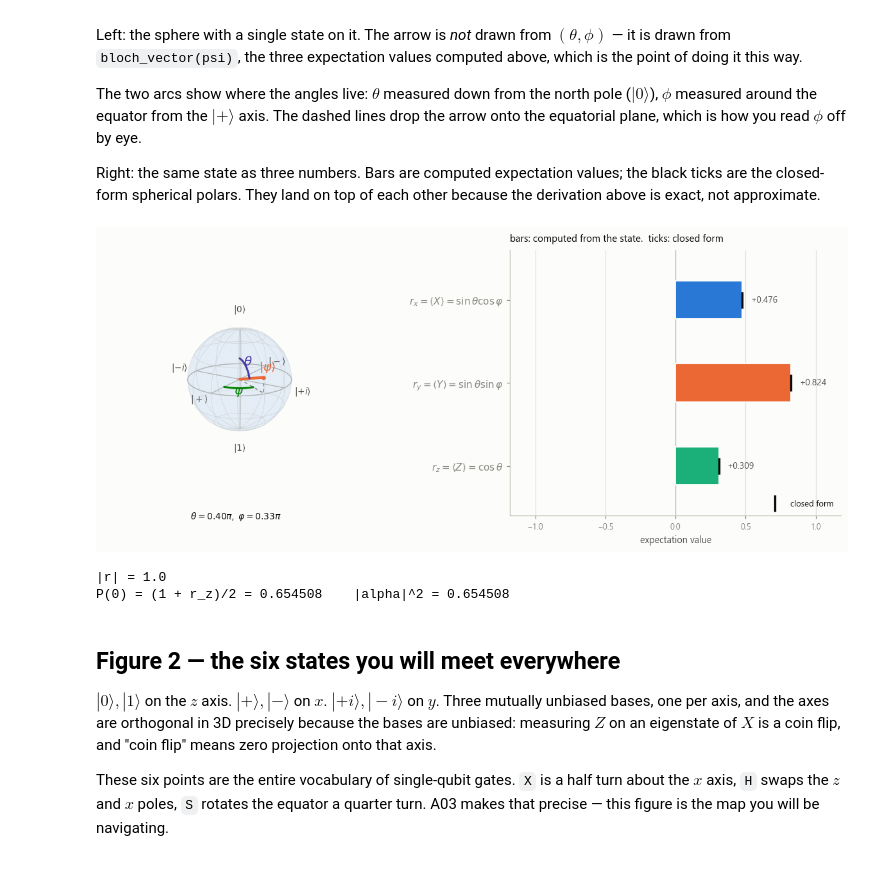
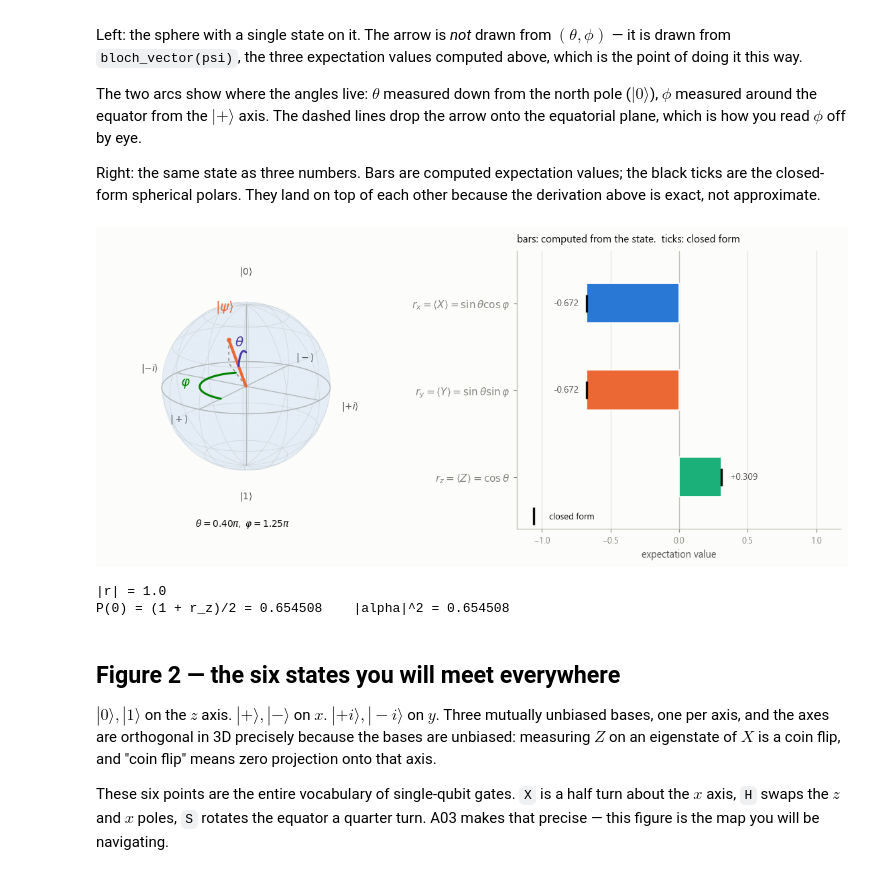
Before and after one commit to thompgt/quantum-under-the-hood, a Jupyter notebook: notebooks/A02_Bloch_Sphere.ipynb, the cells around one changed output. Cells and saved outputs as stored; diff of their text form; code cells hidden in the pictures.

```diff
--- a/notebooks/A02_Bloch_Sphere.ipynb
+++ b/notebooks/A02_Bloch_Sphere.ipynb
@@ -273,9 +273,21 @@ Right: the same state as three numbers. Bars are computed expectation values;
 the black ticks are the closed-form spherical polars. They land on top of each
 other because the derivation above is exact, not approximate.
 # %%
-TH, PH = 2 * np.pi / 5, np.pi / 3        # 72 degrees down, 60 degrees around
+TH, PH = 0.40 * np.pi, 1.25 * np.pi      # 72 degrees down, 225 degrees around
 psi = from_angles(TH, PH)
 r = bloch_vector(psi)
+
+
+def fill(ax, zoom=1.5):
+    """Enlarge a Bloch panel inside its axes.
+
+    mplot3d leaves a lot of slack around the data cube, so a sphere drawn with
+    default settings occupies maybe a third of the space allotted to it. The
+    ``zoom`` argument of set_box_aspect is the lever that fixes it; without this
+    call every 3D panel in this notebook reads as a postage stamp.
+    """
+    ax.set_box_aspect((1, 1, 1), zoom=zoom)
+    return ax
 
 
 def slerp_arc(a, b, radius=0.45, n=80):
@@ -288,9 +300,10 @@ def slerp_arc(a, b, radius=0.45, n=80):
     return pts * radius
 
 
-fig = plt.figure(figsize=(11.0, 4.5))
+fig = plt.figure(figsize=(10.4, 4.5))
 ax = fig.add_subplot(1, 2, 1, projection="3d")
 bloch.sphere(ax)
+fill(ax, 1.55)
 bloch.vector(ax, r, color=style.ORANGE, lw=2.8)
 
 # theta arc: from +z round to the state.  phi arc: from +x round the equator.
@@ -309,42 +322,42 @@ for p, q in [(r, foot), ([0, 0, 0], foot)]:
     ax.plot([p[0], q[0]], [p[1], q[1]], [p[2], q[2]],
             color=style.MUTED, lw=1.0, ls=(0, (3, 3)), zorder=5)
 
-ax.text(r[0] * 1.16, r[1] * 1.16, r[2] * 1.16 + 0.13, r"$|\psi\rangle$",
-        color=style.ORANGE, fontsize=12, ha="center", zorder=9)
-bloch.label(ax, r"$\theta=0.40\pi$,  $\varphi=0.33\pi$", y=0.02)
+ax.text(r[0] * 1.24, r[1] * 1.24, r[2] * 1.24 + 0.24, r"$|\psi\rangle$",
+        color=style.ORANGE, fontsize=13, ha="center", zorder=9)
+bloch.label(ax, r"$\theta=0.40\pi$,  $\varphi=1.25\pi$", y=0.04)
 
 # ---- right panel: the same state as three expectation values
 axb = fig.add_subplot(1, 2, 2)
 analytic = np.array([np.sin(TH) * np.cos(PH), np.sin(TH) * np.sin(PH), np.cos(TH)])
 ypos = [2, 1, 0]
 axb.barh(ypos, r, height=0.46, color=[style.BLUE, style.ORANGE, style.AQUA],
          edgecolor=style.SURFACE, linewidth=1.2, zorder=3)
 axb.plot(analytic, ypos, ls="none", marker="|", ms=17, mew=2.2,
          color=style.INK, zorder=5, label="closed form")
 for yv, val in zip(ypos, r):
     axb.text(val + (0.06 if val >= 0 else -0.06), yv, f"{val:+.3f}",
              va="center", ha="left" if val >= 0 else "right",
              fontsize=9, color=style.INK_2, zorder=6)
 axb.axvline(0, color=style.AXIS, lw=0.9, zorder=2)
 axb.set_yticks(ypos)
 axb.set_yticklabels([r"$r_x=\langle X\rangle=\sin\theta\cos\varphi$",
                      r"$r_y=\langle Y\rangle=\sin\theta\sin\varphi$",
                      r"$r_z=\langle Z\rangle=\cos\theta$"], fontsize=10)
 axb.set_xlim(-1.18, 1.18)
 axb.set_ylim(-0.6, 2.6)
 axb.set_xlabel("expectation value")
 axb.grid(axis="x", zorder=0)
 axb.grid(axis="y", visible=False)
 axb.set_axisbelow(True)
-axb.legend(loc="lower right")
+axb.legend(loc="lower left")
 axb.set_title("bars: computed from the state.  ticks: closed form", fontsize=10)
 plt.show()
 
 print("|r| =", round(float(np.linalg.norm(r)), 12))
 print("P(0) = (1 + r_z)/2 =", round((1 + r[2]) / 2, 6),
       "   |alpha|^2 =", round(abs(psi[0]) ** 2, 6))
 # %% [output]
-[figure, old version]
+[figure, new version]
 |r| = 1.0
 P(0) = (1 + r_z)/2 = 0.654508    |alpha|^2 = 0.654508
 # %% [markdown]
```
Also changed, not shown: parts of 6 cells of this notebook, 3 other files.
